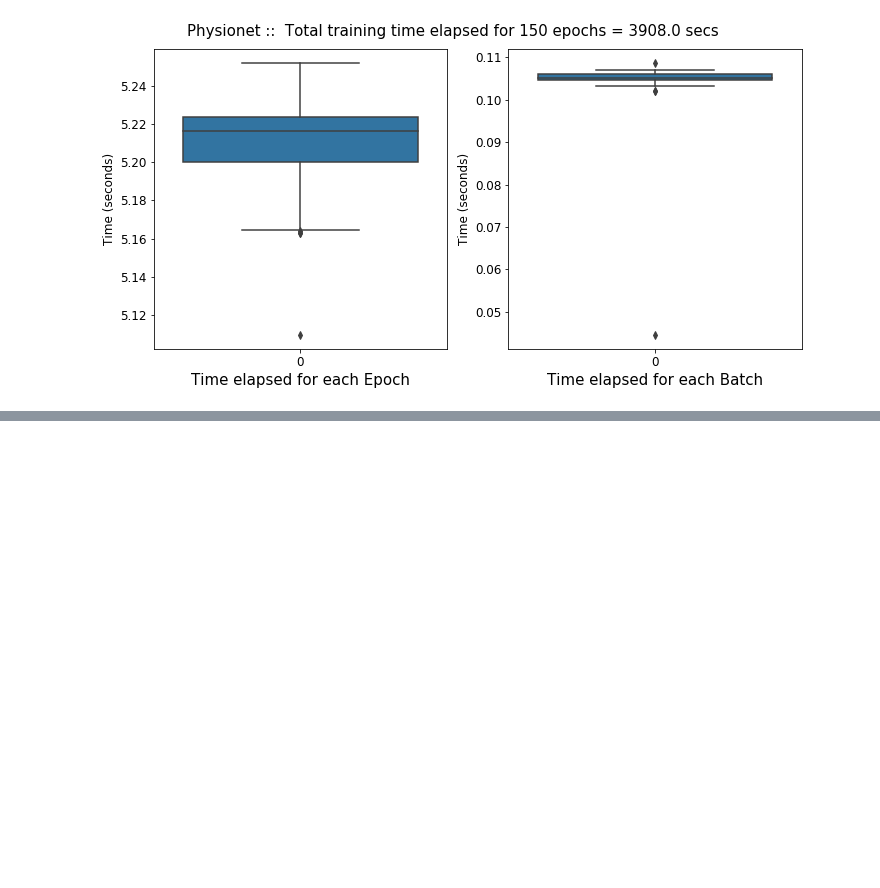
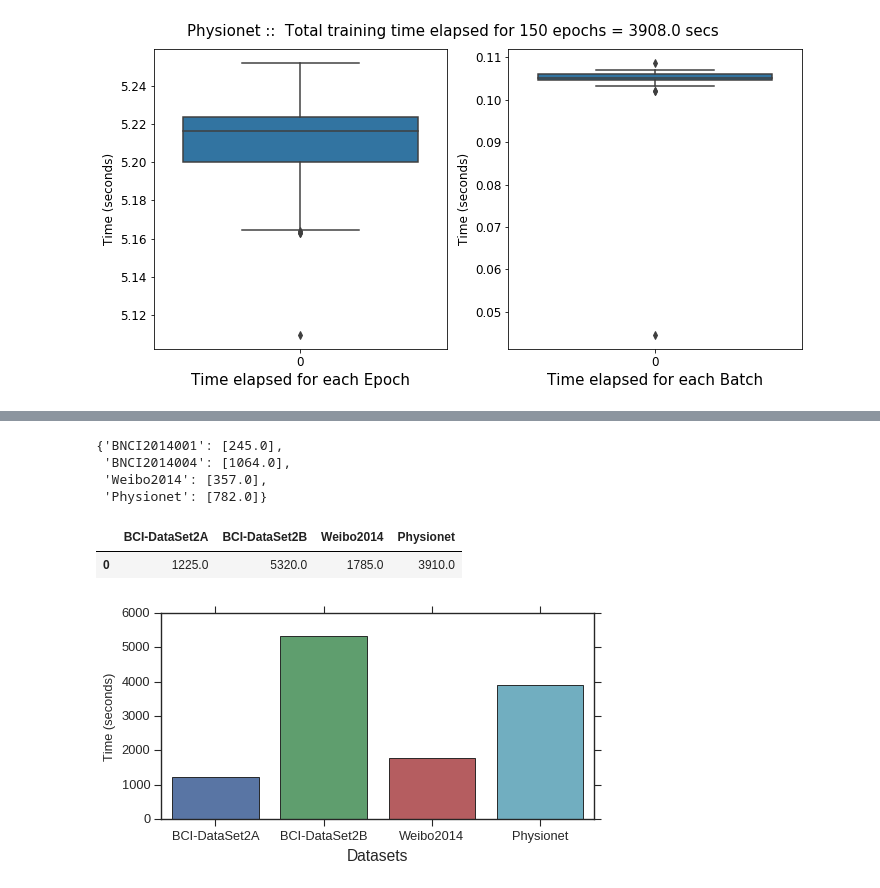
Before and after one commit to berdakh/eeg-pytorch, a Jupyter notebook: train_method.ipynb, the cells around one changed output, grey strips where cells are left out. Cells and saved outputs as stored; diff of their text form; code cells hidden in the pictures; blank space fills up the shorter version.

```diff
--- a/train_method.ipynb
+++ b/train_method.ipynb
@@ -329,0 +205,21 @@ if verbose > 0:
+# %%
+ttime
+# %% [output]
+{'BNCI2014001': [245.0],
+ 'BNCI2014004': [1064.0],
+ 'Weibo2014': [357.0],
+ 'Physionet': [782.0]}
+# %%
+ttime = dict()
+
+ttime['BCI-DataSet2A'] = [np.round(d['BNCI2014001']['total_time_elapsed'])*5]
+ttime['BCI-DataSet2B'] = [np.round(d['BNCI2014004']['total_time_elapsed'])*5]
+ttime['Weibo2014']   = [np.round(d['Weibo2014']['total_time_elapsed'])*5]
+ttime['Physionet']   = [np.round(d['Physionet']['total_time_elapsed'])*5]
+# %%
+xtime = pd.DataFrame(ttime)
+# %%
+xtime
+# %% [output]
+|  | BCI-DataSet2A | BCI-DataSet2B | Weibo2014 | Physionet |
+| 0 | 1225.0 | 5320.0 | 1785.0 | 3910.0 |
@@ -329,0 +230,20 @@ if verbose > 0:
+# %%
+sns.set_context("paper")
+style.use('seaborn-ticks')
+
+params = {'legend.fontsize': 'large',
+          'figure.figsize': (6.5, 3.5),
+         'axes.labelsize': 'large',
+         'axes.titlesize': 'large',
+         'xtick.labelsize':'large',
+         'ytick.labelsize':'large'}
+pylab.rcParams.update(params)
+plt.rcParams['figure.constrained_layout.use'] = False
+
+sns_plot = sns.barplot(data=xtime)
+sns_plot.set_xlabel('Datasets', fontsize = 14)
+sns_plot.set_ylabel('Time (seconds)')
+sns_plot.figure.tight_layout()
+plt.savefig('barp.svg')
+# %% [output]
+[figure, added]
```
Also changed, not shown: parts of 8 cells of this notebook, 3 other files.
